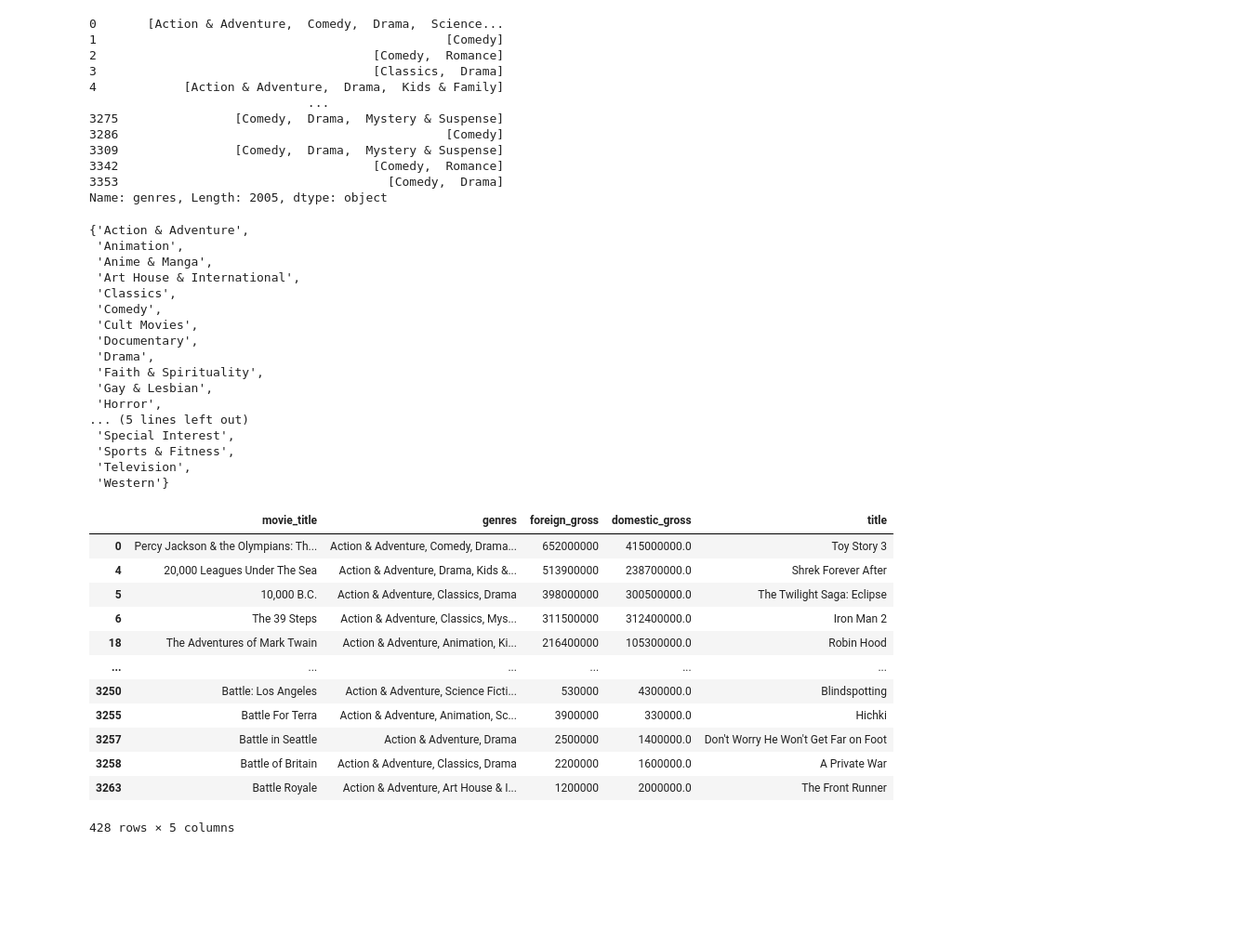
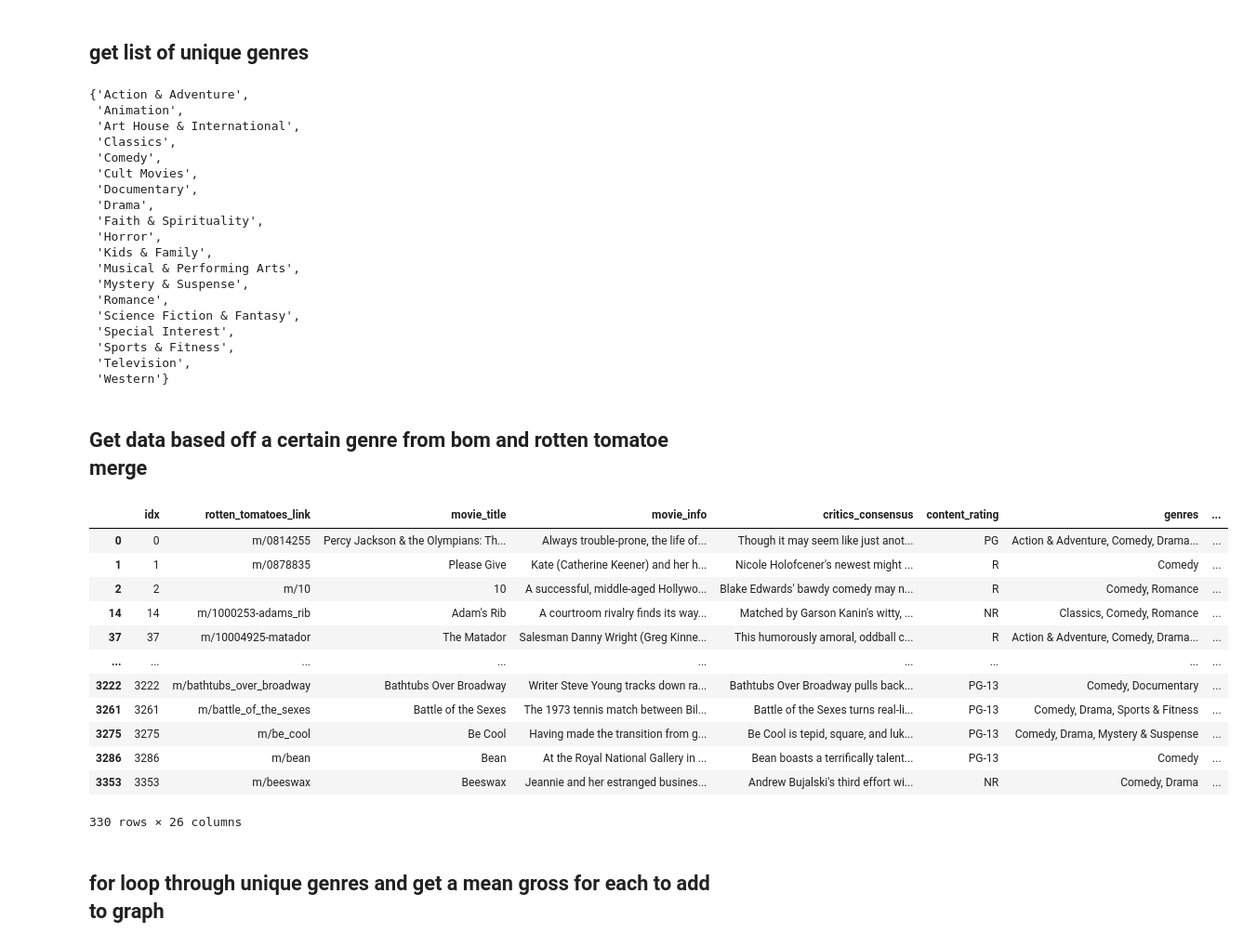
Before and after one commit to kjkahalley/optimal-film-analysis, a Jupyter notebook: bom_and_rt_genres.ipynb, the cells around one changed output. Shown at 93% size. Saved outputs shown, nothing was run; the diff lists cells and outputs as text; code cells hidden in the pictures; blank space fills up the shorter version.

```diff
--- a/bom_and_rt_genres.ipynb
+++ b/bom_and_rt_genres.ipynb
@@ -11,6 +13,6 @@ cur = conn.cursor()
 # %%
 #get rotten tomatoe data
-rt_movies = pd.DataFrame(cur.execute("SELECT movie_title, genres FROM rotten_tomatoes_movies").fetchall())
+rt_movies = pd.DataFrame(cur.execute("SELECT * FROM rotten_tomatoes_movies").fetchall())
 rt_movies.columns = [i[0] for i in cur.description]
 # %%
 #get bom movie data
@@ -41,22 +46,8 @@ not_list_format.head()
 genres = bom_gross_rt_genre["genres"].str.replace("&", ",")
 genres = bom_gross_rt_genre["genres"].str.split(',')
 #bom_gross_rt_genre["genres"] = bom_gross_rt_genre["genres"].str.strip(" ")
-# %%
-#sc
-genres
-# %% [output]
-0       [Action & Adventure,  Comedy,  Drama,  Science...
-1                                                [Comedy]
-2                                      [Comedy,  Romance]
-3                                      [Classics,  Drama]
-4            [Action & Adventure,  Drama,  Kids & Family]
-                              ...
-3275                [Comedy,  Drama,  Mystery & Suspense]
-3286                                             [Comedy]
-3309                [Comedy,  Drama,  Mystery & Suspense]
-3342                                   [Comedy,  Romance]
-3353                                     [Comedy,  Drama]
-Name: genres, Length: 2005, dtype: object
+# %% [markdown]
+## get list of unique genres
 # %%
 #make list of genres so I can get unique ones
 all_genres = []
@@ -73,7 +64,6 @@ unique_genres
 # %% [output]
 {'Action & Adventure',
  'Animation',
- 'Anime & Manga',
  'Art House & International',
  'Classics',
  'Comedy',
@@ -81,28 +71,34 @@ unique_genres
  'Documentary',
  'Drama',
  'Faith & Spirituality',
- 'Gay & Lesbian',
  'Horror',
-... (5 lines left out)
+ 'Kids & Family',
+ 'Musical & Performing Arts',
+ 'Mystery & Suspense',
+ 'Romance',
+ 'Science Fiction & Fantasy',
  'Special Interest',
  'Sports & Fitness',
  'Television',
  'Western'}
+# %% [markdown]
+## Get data based off a certain genre from bom and rotten tomatoe merge
 # %%
-#unique_genres
-not_list_format[not_list_format["genres"].str.contains("Action")]
+test = not_list_format[not_list_format["genres"].str.contains("Comedy")]
+
+test[]
 # %% [output]
-|  | movie_title | genres | foreign_gross | domestic_gross | title |
-| 0 | Percy Jackson & the Olympians: Th... | Action & Adventure, Comedy, Drama... | 652000000 | 415000000.0 | Toy Story 3 |
-| 4 | 20,000 Leagues Under The Sea | Action & Adventure, Drama, Kids &... | 513900000 | 238700000.0 | Shrek Forever After |
-| 5 | 10,000 B.C. | Action & Adventure, Classics, Drama | 398000000 | 300500000.0 | The Twilight Saga: Eclipse |
-| 6 | The 39 Steps | Action & Adventure, Classics, Mys... | 311500000 | 312400000.0 | Iron Man 2 |
-| 18 | The Adventures of Mark Twain | Action & Adventure, Animation, Ki... | 216400000 | 105300000.0 | Robin Hood |
-| ... | ... | ... | ... | ... | ... |
-| 3250 | Battle: Los Angeles | Action & Adventure, Science Ficti... | 530000 | 4300000.0 | Blindspotting |
-| 3255 | Battle For Terra | Action & Adventure, Animation, Sc... | 3900000 | 330000.0 | Hichki |
-| 3257 | Battle in Seattle | Action & Adventure, Drama | 2500000 | 1400000.0 | Don't Worry He Won't Get Far on Foot |
-| 3258 | Battle of Britain | Action & Adventure, Classics, Drama | 2200000 | 1600000.0 | A Private War |
-| 3263 | Battle Royale | Action & Adventure, Art House & I... | 1200000 | 2000000.0 | The Front Runner |
+|  | idx | rotten_tomatoes_link | movie_title | movie_info | critics_consensus | content_rating | genres | ... |
+| 0 | 0 | m/0814255 | Percy Jackson & the Olympians: Th... | Always trouble-prone, the life of... | Though it may seem like just anot... | PG | Action & Adventure, Comedy, Drama... | ... |
+| 1 | 1 | m/0878835 | Please Give | Kate (Catherine Keener) and her h... | Nicole Holofcener's newest might ... | R | Comedy | ... |
+| 2 | 2 | m/10 | 10 | A successful, middle-aged Hollywo... | Blake Edwards' bawdy comedy may n... | R | Comedy, Romance | ... |
+| 14 | 14 | m/1000253-adams_rib | Adam's Rib | A courtroom rivalry finds its way... | Matched by Garson Kanin's witty, ... | NR | Classics, Comedy, Romance | ... |
+| 37 | 37 | m/10004925-matador | The Matador | Salesman Danny Wright (Greg Kinne... | This humorously amoral, oddball c... | R | Action & Adventure, Comedy, Drama... | ... |
+| ... | ... | ... | ... | ... | ... | ... | ... | ... |
+| 3222 | 3222 | m/bathtubs_over_broadway | Bathtubs Over Broadway | Writer Steve Young tracks down ra... | Bathtubs Over Broadway pulls back... | PG-13 | Comedy, Documentary | ... |
+| 3261 | 3261 | m/battle_of_the_sexes | Battle of the Sexes | The 1973 tennis match between Bil... | Battle of the Sexes turns real-li... | PG-13 | Comedy, Drama, Sports & Fitness | ... |
+| 3275 | 3275 | m/be_cool | Be Cool | Having made the transition from g... | Be Cool is tepid, square, and luk... | PG-13 | Comedy, Drama, Mystery & Suspense | ... |
+| 3286 | 3286 | m/bean | Bean | At the Royal National Gallery in ... | Bean boasts a terrifically talent... | PG-13 | Comedy | ... |
+| 3353 | 3353 | m/beeswax | Beeswax | Jeannie and her estranged busines... | Andrew Bujalski's third effort wi... | NR | Comedy, Drama | ... |
-428 rows × 5 columns
+330 rows × 26 columns
 # %%
@@ -109,4 +106,6 @@ not_list_format[not_list_format["genres"].str.contains("Action")]
 not_list_format["foreign_gross"] = not_list_format["foreign_gross"].apply(lambda x: pd.to_numeric(x, errors='coerce')).dropna()
+# %% [markdown]
+## for loop through unique genres and get a mean gross for each to add to graph
 # %%
 d_gross = []
 f_gross = []
```
Also changed, not shown: parts of 12 cells of this notebook, 1 other file.
